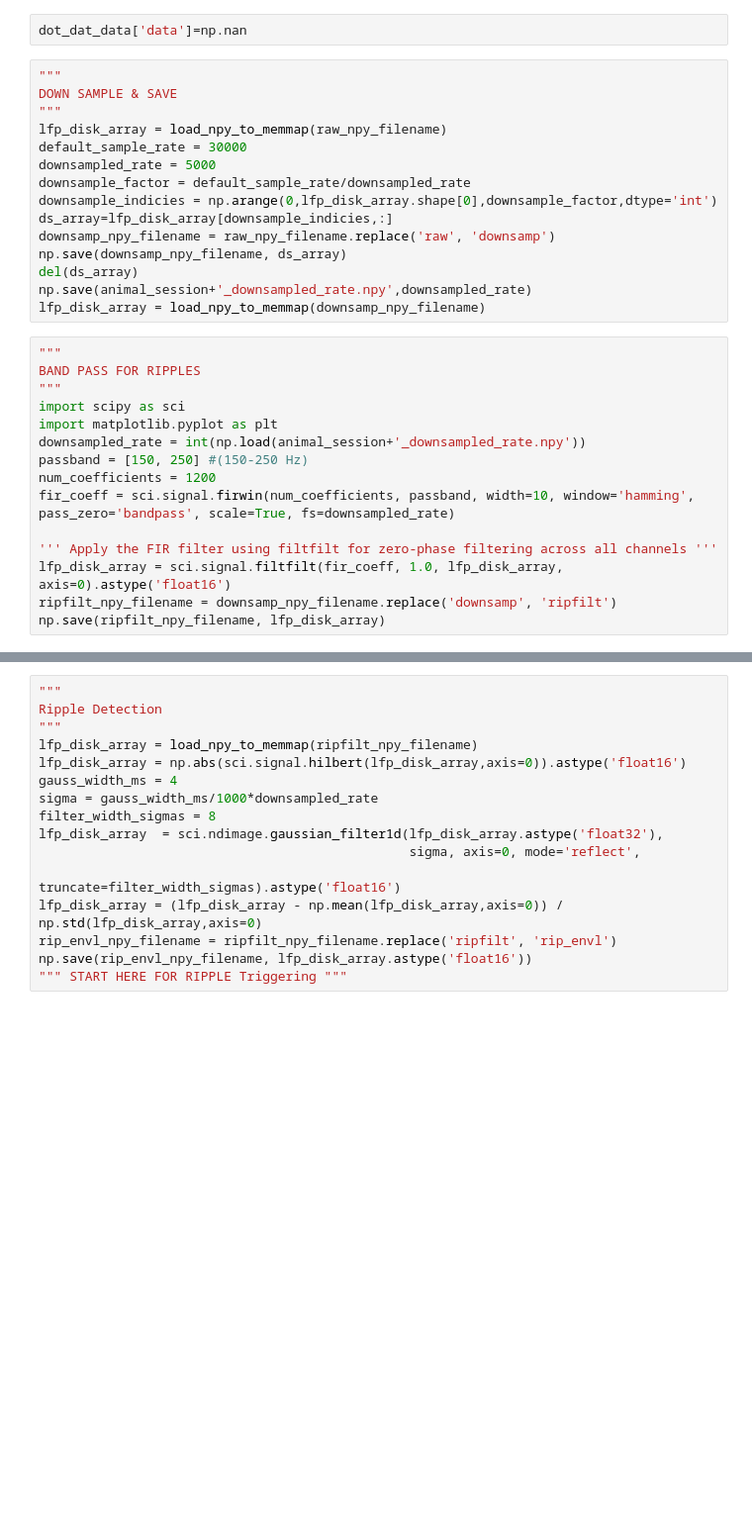
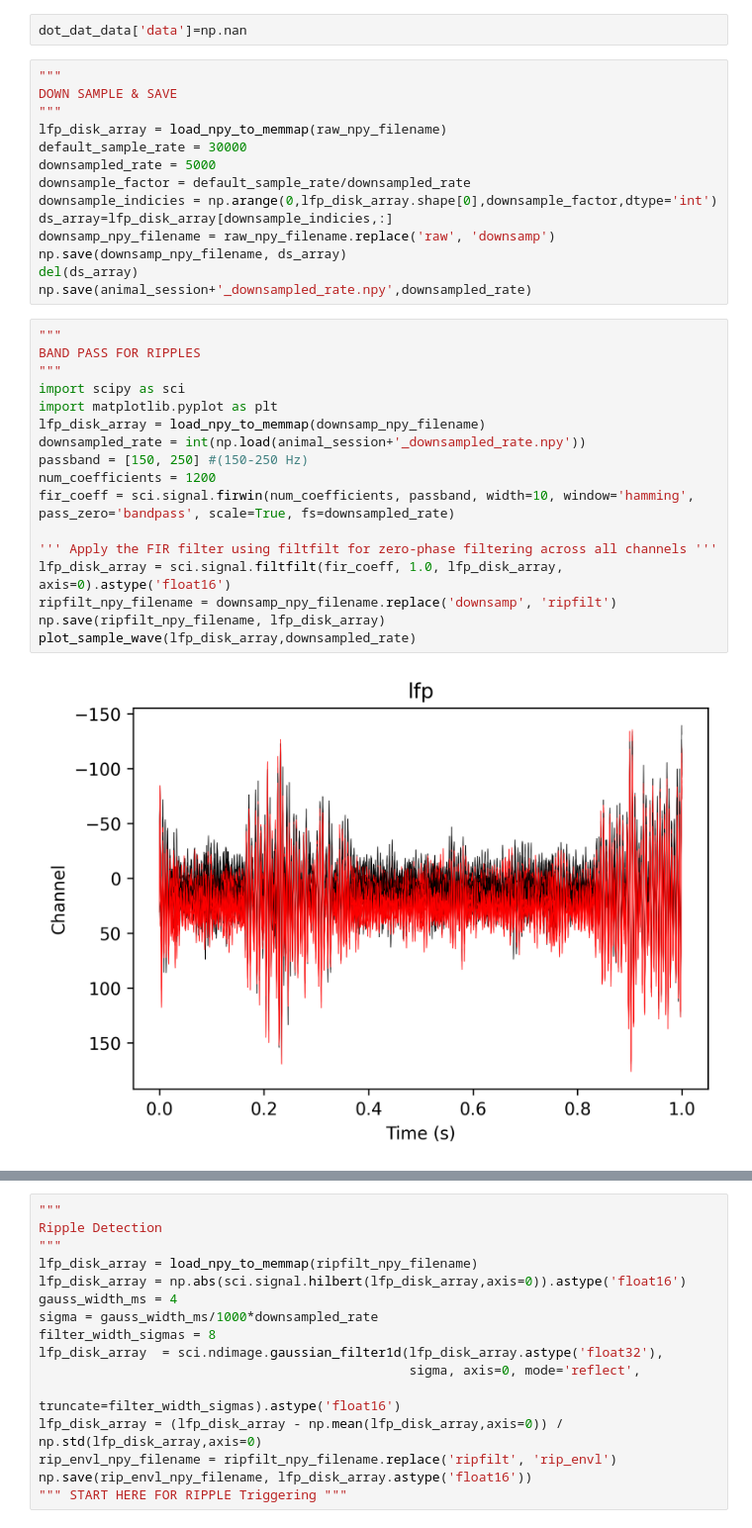
Before and after one commit to dtabuena/Workshop, a Jupyter notebook: Py_trodes/PyTrodes_Pipeline_.ipynb, the cells around one changed output, grey strips where cells are left out. Shown at 99% size. Drawn from its saved outputs; the diff is of its cells as text; blank space fills up the shorter version.

```diff
--- a/Py_trodes/PyTrodes_Pipeline_.ipynb
+++ b/Py_trodes/PyTrodes_Pipeline_.ipynb
@@ -96,19 +96,22 @@ downsamp_npy_filename = raw_npy_filename.replace('raw', 'downsamp')
 np.save(downsamp_npy_filename, ds_array)
 del(ds_array)
 np.save(animal_session+'_downsampled_rate.npy',downsampled_rate)
-lfp_disk_array = load_npy_to_memmap(downsamp_npy_filename)
 # %%
 """
 BAND PASS FOR RIPPLES
 """
 import scipy as sci
 import matplotlib.pyplot as plt
+lfp_disk_array = load_npy_to_memmap(downsamp_npy_filename)
 downsampled_rate = int(np.load(animal_session+'_downsampled_rate.npy'))
 passband = [150, 250] #(150-250 Hz)
 num_coefficients = 1200
 fir_coeff = sci.signal.firwin(num_coefficients, passband, width=10, window='hamming', pass_zero='bandpass', scale=True, fs=downsampled_rate)
 
 ''' Apply the FIR filter using filtfilt for zero-phase filtering across all channels '''
 lfp_disk_array = sci.signal.filtfilt(fir_coeff, 1.0, lfp_disk_array, axis=0).astype('float16')
 ripfilt_npy_filename = downsamp_npy_filename.replace('downsamp', 'ripfilt')
 np.save(ripfilt_npy_filename, lfp_disk_array)
+plot_sample_wave(lfp_disk_array,downsampled_rate)
+# %% [output]
+[figure, added]
```
Also changed, not shown: parts of 5 cells of this notebook.
